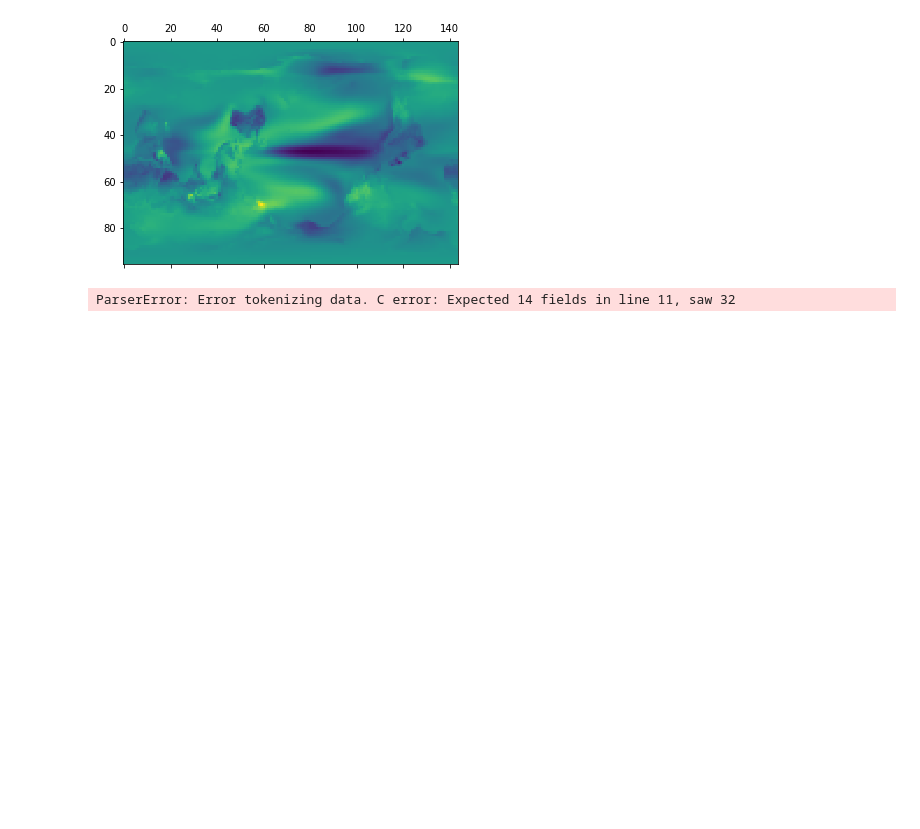
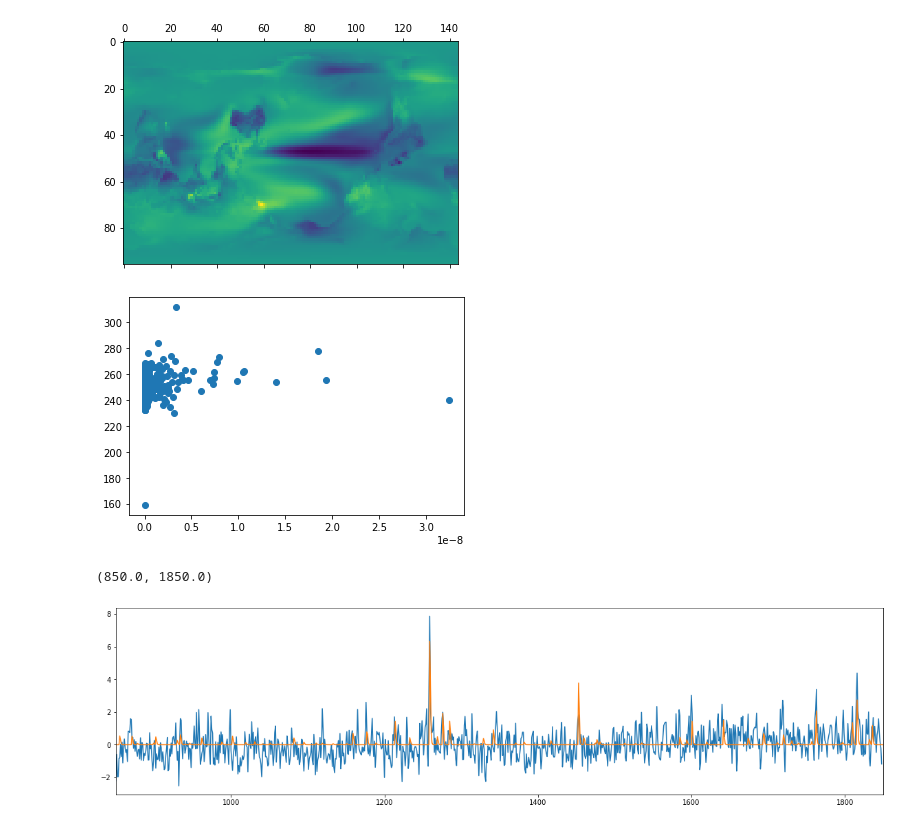
Before and after one commit to amrhein/SEOFs, a Jupyter notebook: es_LME.ipynb, the cells around one changed output. Saved outputs shown, nothing was run; the diff lists cells and outputs as text; code cells hidden in the pictures; blank space fills up the shorter version.

```diff
--- a/es_LME.ipynb
+++ b/es_LME.ipynb
@@ -183,22 +190,7 @@ plt.matshow(map.reshape([nlat,nlon]))
 # Need to get time series of forcing amplitudes (global mean) to do this. I would hypothesize that if we remove the patterns associated with
 # these regressions (maybe at some lag?) computed for all forcing time series then we'd get back variability that has K-L divergence indistinguishable from the control run!
 
-#fts = np.random.randn(len(tC))
-#proj = Cnm.dot(fts.T)
-
-import csv
-#filename = "/Users/damrhein/Downloads/IVI2TotalInjection_501-2000Version2.txt"
-#reader = csv.reader(open(filename), delimiter='\t')
-#for row in reader:
-#    print(row)
-
-import pandas as pd
-dataframe = pd.read_fwf(filename,sep=" ", lineterminator='\r',header=8)#colspecs=[(1,14),(15,27)], header=33, dtype="object").astype(float)
-dataframe.values.shape
-
-df = pd.read_fwf(filename,header=8)
-
-test = df.valueses[0]
-test.strip().split()
+# Load volcano forcing
+out   = np.load('output/IVI2Loading_Annual.npz')
+tvolc = out['time_annual']
+volc  = out['MMRVOLC_ANN']
-# %% [output]
-ParserError: Error tokenizing data. C error: Expected 14 fields in line 11, saw 32
@@ -245,0 +197,18 @@ for ii,ti in enumerate(tis):
+# %%
+# Shorten. This gives 849:1849, one year offset from KLD
+OFF = 1
+vs = volc[(350-OFF):(1350-OFF)]
+tvs = tvolc[(350):(1350)]
+plt.scatter(vs,kld)
+plt.show()
+
+plt.figure(figsize=(20,5))
+kldn = (kld-np.mean(kld))/np.std(kld)
+vsn = vs/np.std(vs)/3
+plt.plot(tC[:-1],kldn[1:])
+plt.plot(tvs,vsn)
+plt.xlim(850,1850)
+# %% [output]
+[figure, added]
+(850.0, 1850.0)
+[figure, added]
```
Also changed, not shown: parts of 9 cells of this notebook, 2 other files.
